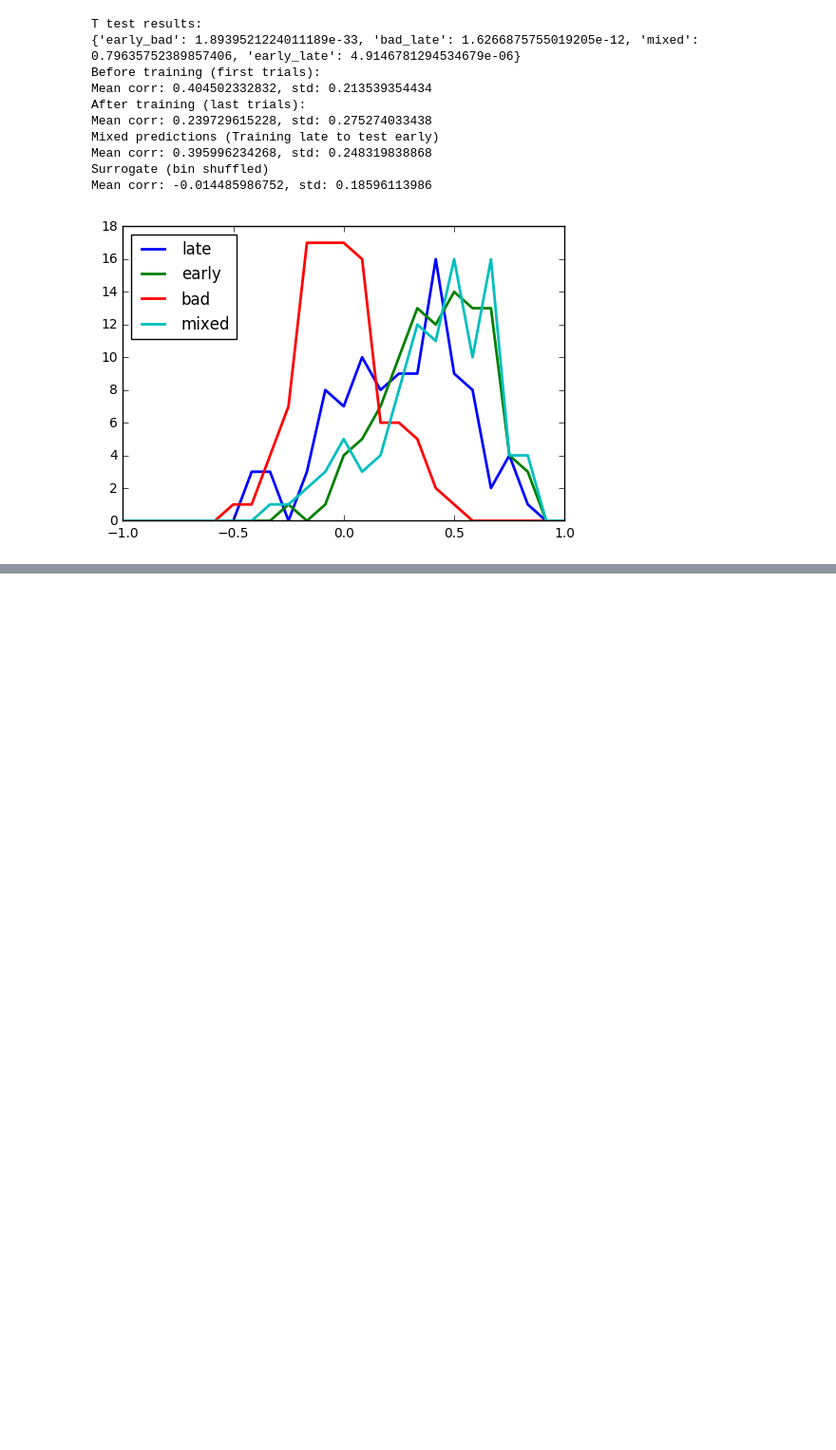
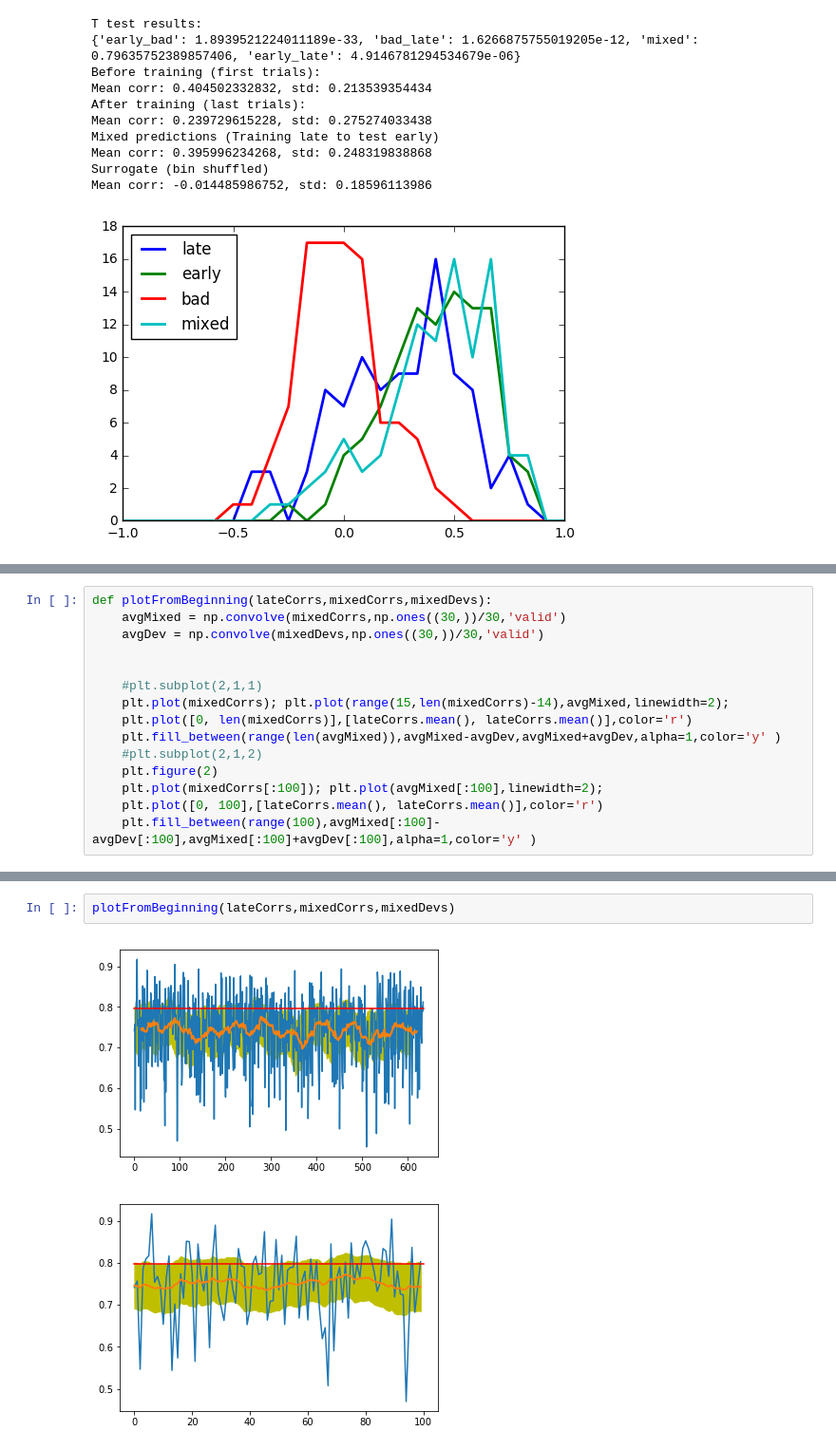
Before and after one commit to EstevaoUyra/Spikes, a Jupyter notebook: decoder.ipynb, the cells around one changed output, grey strips where cells are left out. Shown at 95% size. Saved outputs shown, nothing was run; the diff lists cells and outputs as text; blank space fills up the shorter version.

Commit message:
Add correlations from beginning

```diff
--- a/decoder.ipynb
+++ b/decoder.ipynb
@@ -618,0 +591,15 @@ small10_T_KS_MeanStd
+# %%
+def plotFromBeginning(lateCorrs,mixedCorrs,mixedDevs):
+    avgMixed = np.convolve(mixedCorrs,np.ones((30,))/30,'valid')
+    avgDev = np.convolve(mixedDevs,np.ones((30,))/30,'valid')
+
+
+    #plt.subplot(2,1,1)
+    plt.plot(mixedCorrs); plt.plot(range(15,len(mixedCorrs)-14),avgMixed,linewidth=2);
+    plt.plot([0, len(mixedCorrs)],[lateCorrs.mean(), lateCorrs.mean()],color='r')
+    plt.fill_between(range(len(avgMixed)),avgMixed-avgDev,avgMixed+avgDev,alpha=1,color='y' )
+    #plt.subplot(2,1,2)
+    plt.figure(2)
+    plt.plot(mixedCorrs[:100]); plt.plot(avgMixed[:100],linewidth=2);
+    plt.plot([0, 100],[lateCorrs.mean(), lateCorrs.mean()],color='r')
+    plt.fill_between(range(100),avgMixed[:100]-avgDev[:100],avgMixed[:100]+avgDev[:100],alpha=1,color='y' )
@@ -618,0 +610,5 @@ small10_T_KS_MeanStd
+# %%
+plotFromBeginning(lateCorrs,mixedCorrs,mixedDevs)
+# %% [output]
+[figure, added]
+[figure, added]
```
Also changed, not shown: parts of 22 cells of this notebook.
